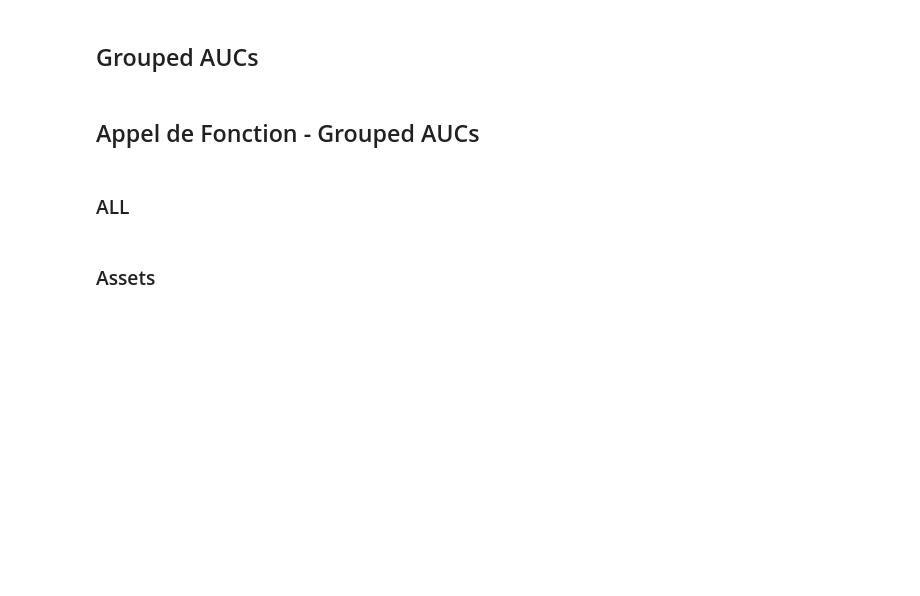
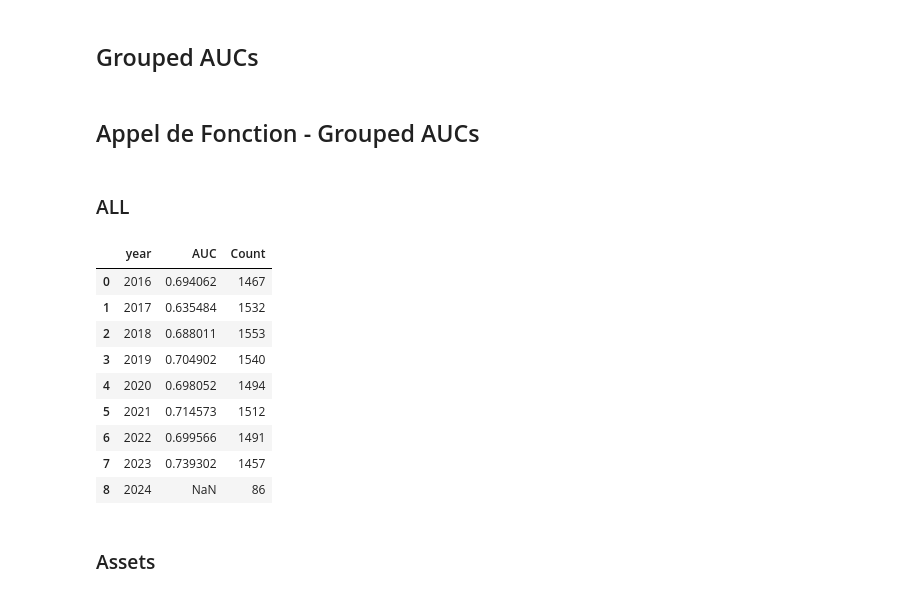
Before and after one commit to DominicPrenovost/AutoML-Practice, a Jupyter notebook: Target Net Income.ipynb, the cells around one changed output. Saved outputs shown, nothing was run; the diff lists cells and outputs as text; code cells hidden in the pictures; blank space fills up the shorter version.

```diff
--- a/Target Net Income.ipynb
+++ b/Target Net Income.ipynb
@@ -249,11 +249,11 @@ Nombre total de valeurs NaN après suppression : 0
 max_date = DF_ALL['date'].max()
 
 # Date de coupure (5 ans avant)
-cutoff_date = max_date - pd.DateOffset(years=10)
+cutoff_date = max_date - pd.DateOffset(years=15)
 
 # Filtrer pour ne garder que les 5 dernières années
-DF_10Y_all = DF_ALL[DF_ALL['date'] >= cutoff_date].copy()
+DF_12Y_all = DF_ALL[DF_ALL['date'] >= cutoff_date].copy()
 
-print(DF_10Y_all['date'].min(), DF_10Y_all['date'].max())
-print(DF_10Y_all.shape)
+print(DF_12Y_all['date'].min(), DF_12Y_all['date'].max())
+print(DF_12Y_all.shape)
 # %% [output]
@@ -590,12 +608,23 @@ def compute_auc_by_groups(
 # %% [markdown]
 ### ALL
 # %%
-#compute_auc_by_groups(
-    #predictions_df=predictions_df_all,
-    #df_canada=df_canada,
-    #group_cols=["year"],
-    #out_csv="DF10Y_NetInc_AUC_Year_all.csv"
-#)
+compute_auc_by_groups(
+    predictions_df=predictions_df_all,
+    df_canada=df_canada,
+    group_cols=["year"],
+    out_csv="DF15Y_NetInc_AUC_Year_all.csv"
+)
+# %% [output]
+|  | year | AUC | Count |
+| 0 | 2016 | 0.694062 | 1467 |
+| 1 | 2017 | 0.635484 | 1532 |
+| 2 | 2018 | 0.688011 | 1553 |
+| 3 | 2019 | 0.704902 | 1540 |
+| 4 | 2020 | 0.698052 | 1494 |
+| 5 | 2021 | 0.714573 | 1512 |
+| 6 | 2022 | 0.699566 | 1491 |
+| 7 | 2023 | 0.739302 | 1457 |
+| 8 | 2024 | NaN | 86 |
 # %% [markdown]
 ### Assets
 # %%
```
Also changed, not shown: parts of 10 cells of this notebook.
